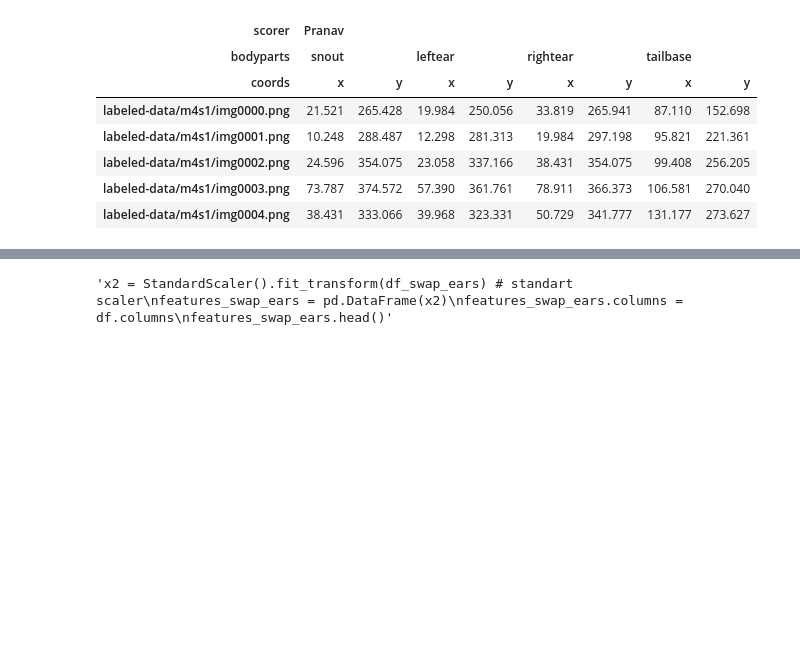
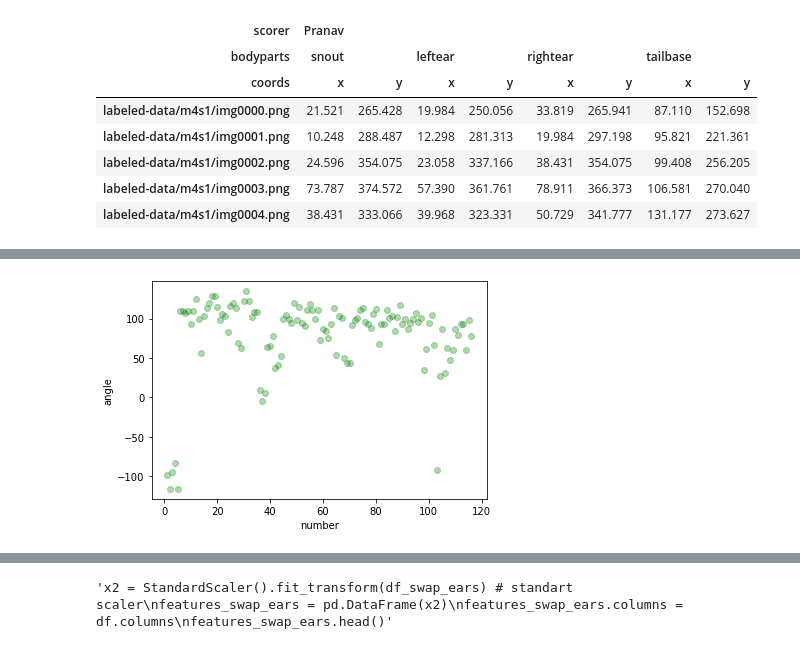
Before and after one commit to AnnaPaulish/Unsupervised_detection_methods, a Jupyter notebook: clustering_mice_08.ipynb, the cells around one changed output, grey strips where cells are left out. Drawn from its saved outputs; the diff is of its cells as text; code cells hidden in the pictures; blank space fills up the shorter version.

```diff
--- a/clustering_mice_08.ipynb
+++ b/clustering_mice_08.ipynb
@@ -163,3 +183,11 @@ Name: cos_angle, Length: 116, dtype: bool
+# %%
+names = list(range(1, features_swapears.shape[0]+1))
+plt.scatter(names, features_swapears['angle'], alpha=.3, color='green')
+plt.xlabel('number')
+plt.ylabel('angle')
+plt.show()
+# %% [output]
+[figure, added]
 # %%
 from sklearn.preprocessing import StandardScaler
 
```
Also changed, not shown: parts of 21 cells of this notebook.
